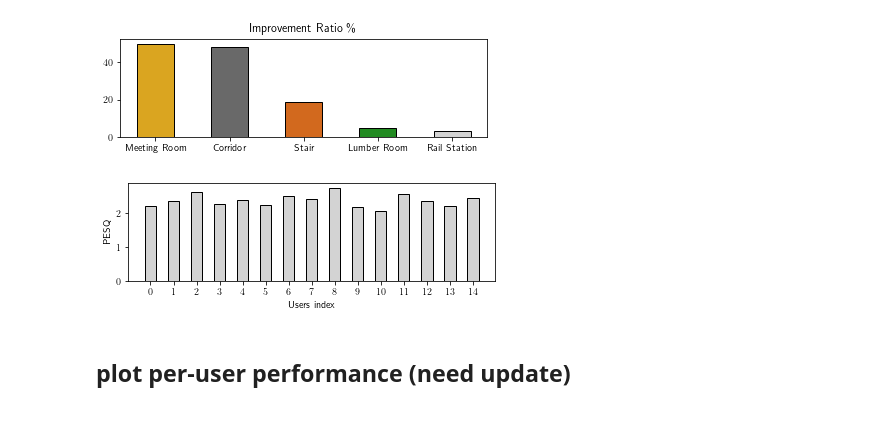
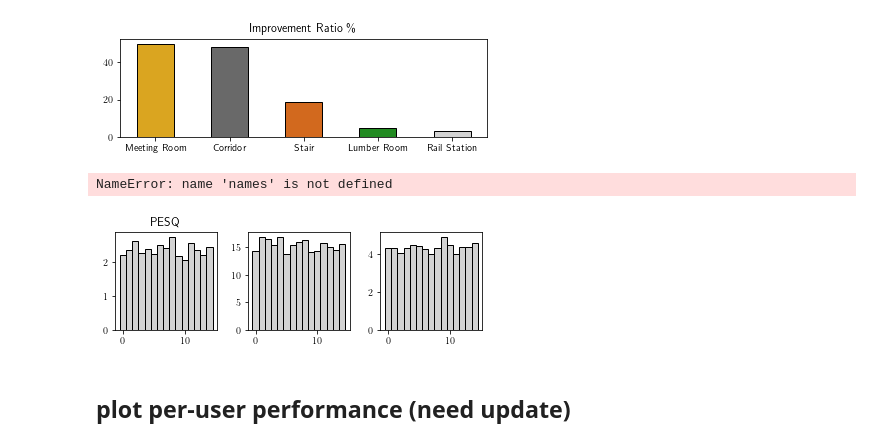
Before and after one commit to lixinghe1999/audioproject, a Jupyter notebook: DL/plot.ipynb, the cells around one changed output. Saved outputs shown, nothing was run; the diff lists cells and outputs as text; code cells hidden in the pictures.

```diff
--- a/DL/plot.ipynb
+++ b/DL/plot.ipynb
@@ -123,16 +123,28 @@ plt.show()
 # %% [output]
 [figure]
 # %%
-Users = [2.21330908 ,2.36334458 ,2.6153129  ,2.27346119 ,2.38663021, 2.24511416 ,2.49567416 ,2.40857382 ,2.75104098,2.1887874 ,2.05477482 ,2.57268948 ,2.37125579 ,2.22275327,2.45912401]
-fig, axs = plt.subplots(1, figsize=(6, 2))
+Users = [[ 2.21330908, 14.27642919, 4.27675414], [ 2.36334458, 16.8993264, 4.275975], [2.6153129, 16.48531423, 4.02573672],
+         [ 2.27346119, 15.39374823, 4.31043435], [ 2.38663021, 16.83866558, 4.46454435], [ 2.24511416, 13.83213202, 4.38668591],
+         [ 2.49567416, 15.38699712, 4.23607789], [ 2.40857382, 15.93852612, 3.99670947], [ 2.75104098, 16.34208446,  4.27594514],
+         [ 2.1887874,  14.11723619,  4.89126638], [ 2.05477482, 14.34193787, 4.43125501], [ 2.57268948, 15.71714678,  3.99151784],
+         [ 2.37125579, 15.05683521,  4.32900796], [ 2.22275327, 14.4348906, 4.36828145], [ 2.45912401, 15.48622395, 4.55758918]]
+fig, axs = plt.subplots(1, 3, figsize=(6, 2))
 plt.subplots_adjust(left=0.1, bottom=0.2, right=0.95, wspace=0.3)
 for i in range(len(Users)):
-    axs.bar(i, Users[i], color='lightgrey', edgecolor='black', width=0.5)
-axs.set_xticks(range(15))
-axs.set_ylabel('PESQ')
-axs.set_xlabel('Users index')
+    for j in range(3):
+        axs[j].bar(i, Users[i][j], color='lightgrey', edgecolor='black', width=1)
+titles = ['PESQ', 'SNR/dB', 'LSD/dB']
+y_lims = [[1.8, 2.8], [10, 18], [2, 12]]
+for i, ax in enumerate(axs):
+    ax.set_title(titles[i])
+    ax.set_xticks([0.1, 1.1, 2.1, 3.1], names)
+    ax.set_ylim(y_lims[i])
+# axs.set_xticks(range(15))
+# axs.set_ylabel('PESQ')
+# axs.set_xlabel('Users index')
 
 plt.savefig('per_user.pdf', dpi=300)
 plt.show()
 # %% [output]
+NameError: name 'names' is not defined
-[figure, old version]
+[figure, new version]
```
Also changed, not shown: parts of 2 cells of this notebook, 4 other files.
